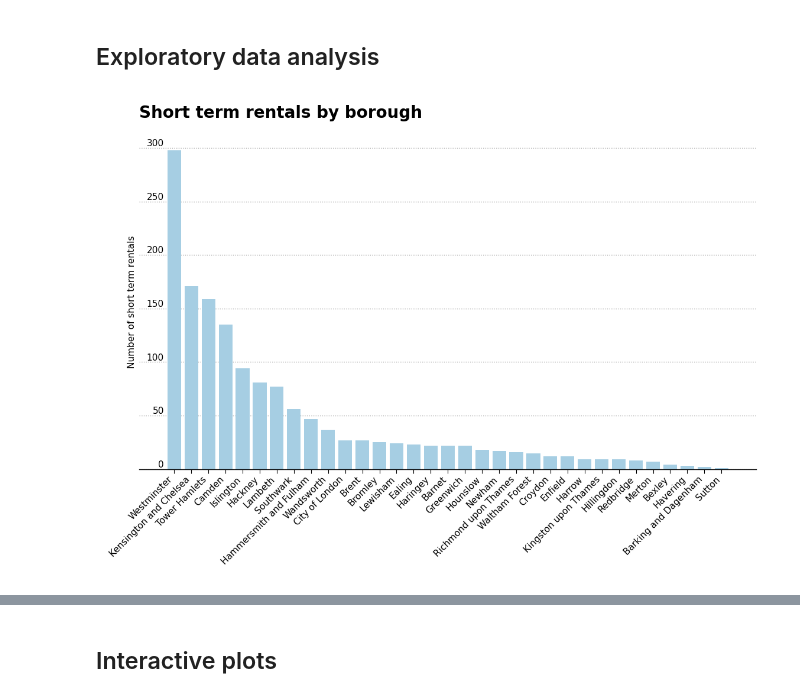
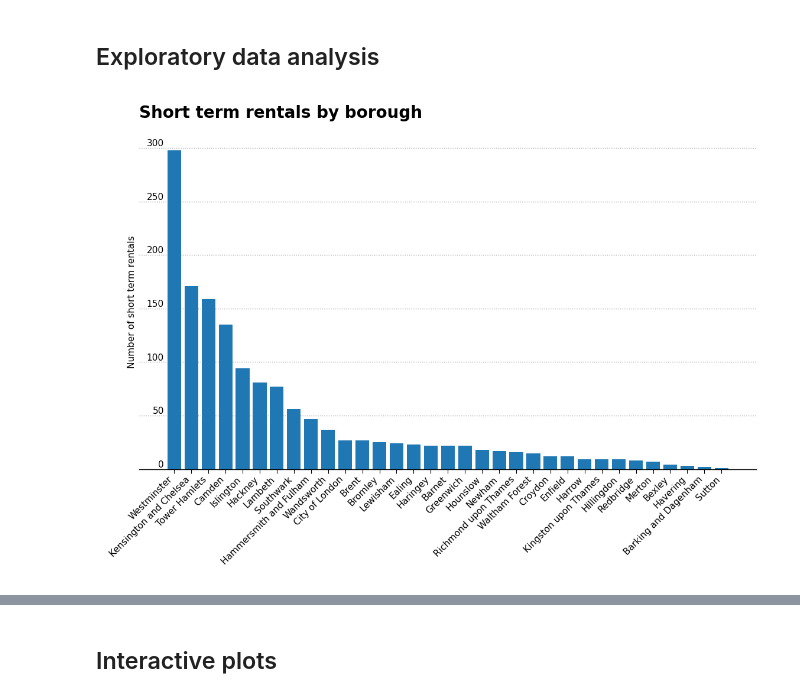
Before and after one commit to capac/short-term-rents-in-london, a Jupyter notebook: data-analysis.ipynb, the cells around one changed output, grey strips where cells are left out. Saved outputs shown, nothing was run; the diff lists cells and outputs as text; code cells hidden in the pictures.

```diff
--- a/data-analysis.ipynb
+++ b/data-analysis.ipynb
@@ -51,5 +52,5 @@ Data columns (total 13 columns):
 dtypes: float64(7), int64(1), object(5)
 memory usage: 151.4+ KB
 # %%
-inside_airbnb_df.drop(['room_type', 'nearest_station', 'minimum_nights'], axis=1, inplace=True)
+inside_airbnb_df.drop(['room_type', 'nearest_station'], axis=1, inplace=True)
 # %%
@@ -80,20 +82,20 @@ inside_airbnb_df.head()
 # %%
 borough_sr = inside_airbnb_df.borough.value_counts()
 # %%
-mplstyle_file = inside_airbnb_data_dir / 'barplot-style.mplstyle'
+mplstyle_file = inside_airbnb_work_dir / 'barplot-style.mplstyle'
 plt.style.use(mplstyle_file)
 fig, ax = plt.subplots( nrows=1, ncols=1)
 ax.bar(borough_sr.index, borough_sr.values)
 ax.set_ylabel('Number of short term rentals')
 ax.set_title('Short term rentals by borough')
 plt.setp(ax.get_xticklabels(), rotation=45, ha='right')
 path_plots = inside_airbnb_work_dir / 'plots'
 path_plots.mkdir(exist_ok=True, parents=True)
 plot_filename = path_plots / 'short-term-rentals.png'
 if not plot_filename.exists():
     plt.savefig(plot_filename, dpi=144, bbox_inches='tight');
 # %% [output]
-[figure, old version]
+[figure, new version]
 # %%
 prices_data = inside_airbnb_df.price.values
 prices_data = prices_data.astype('float')
```
Also changed, not shown: parts of 14 cells of this notebook.
